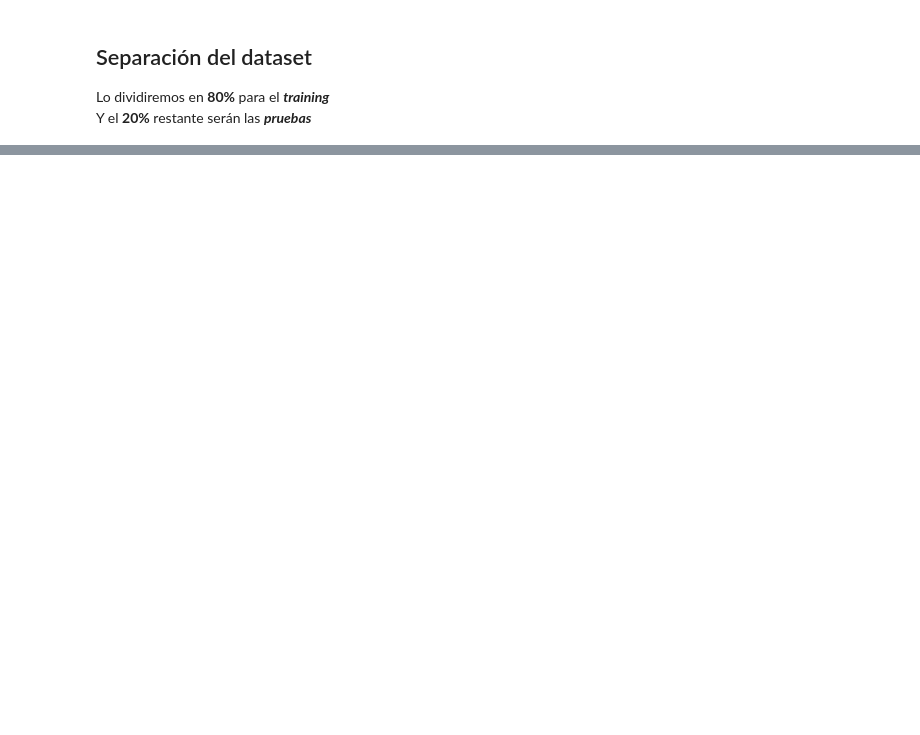
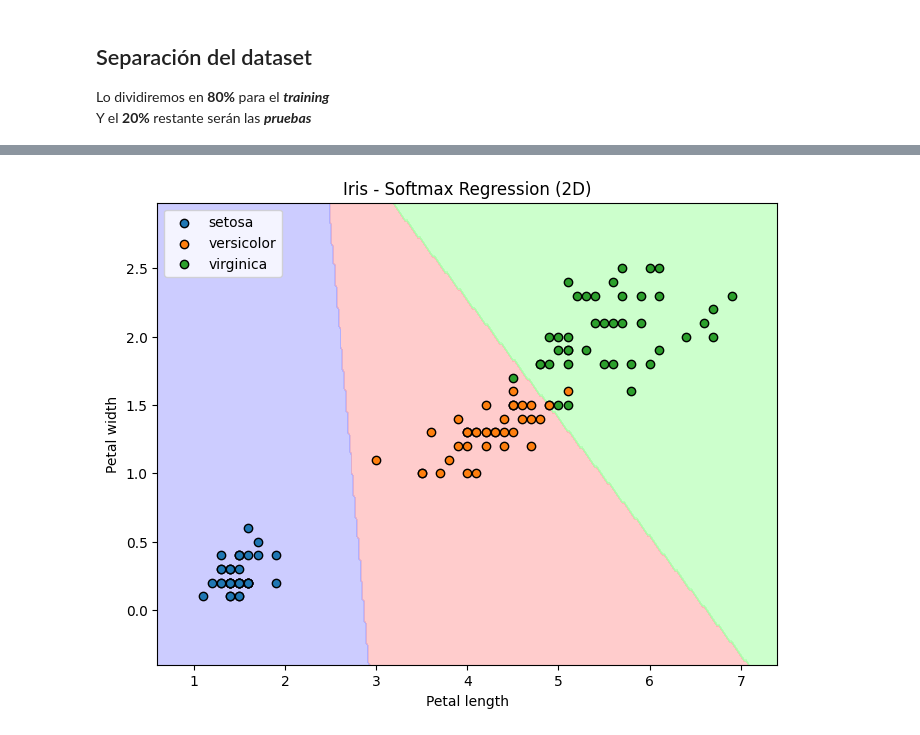
Before and after one commit to AvalosRuben/Clasificacion-Multiclase, a Jupyter notebook: SoftMax.ipynb, the cells around one changed output, grey strips where cells are left out. Cells and saved outputs as stored; diff of their text form; code cells hidden in the pictures; blank space fills up the shorter version.

```diff
--- a/SoftMax.ipynb
+++ b/SoftMax.ipynb
@@ -178,0 +180,44 @@ plt.show()
+# %%
+X_2D = X_train[:, [2,3]]  # petal length y petal width
+y_2D = y_train
+names = iris.target_names
+
+mean_features = np.mean(X_train[:, [0,1]], axis=0)
+
+h = 0.02
+x_min, x_max = X_2D[:,0].min()-0.5, X_2D[:,0].max()+0.5
+y_min, y_max = X_2D[:,1].min()-0.5, X_2D[:,1].max()+0.5
+xx, yy = np.meshgrid(np.arange(x_min,x_max,h),
+                     np.arange(y_min,y_max,h))
+
+grid_points_2D = np.c_[xx.ravel(), yy.ravel()]
+
+
+grid_full = np.hstack([
+    np.tile(mean_features, (grid_points_2D.shape[0],1)),  # columnas 0 y 1
+    grid_points_2D                                       # columnas 2 y 3
+])
+
+
+exp_Z = np.exp(grid_full @ theta_final)
+softmax_grid = exp_Z / np.sum(exp_Z, axis=1, keepdims=True)
+Z_pred = np.argmax(softmax_grid, axis=1).reshape(xx.shape)
+
+
+colors = ('#AAAAFF','#FFAAAA','#AAFFAA')
+cmap_light = ListedColormap(colors)
+
+plt.figure(figsize=(8,6))
+plt.contourf(xx, yy, Z_pred, cmap=cmap_light, alpha=0.6)
+
+for i, name in enumerate(names):
+    plt.scatter(X_2D[y_2D==i,0], X_2D[y_2D==i,1],
+                label=name, edgecolor='k')
+
+plt.xlabel("Petal length")
+plt.ylabel("Petal width")
+plt.title("Iris - Softmax Regression (2D)")
+plt.legend()
+plt.show()
+# %% [output]
+[figure, added]
```
Also changed, not shown: parts of 10 cells of this notebook.
